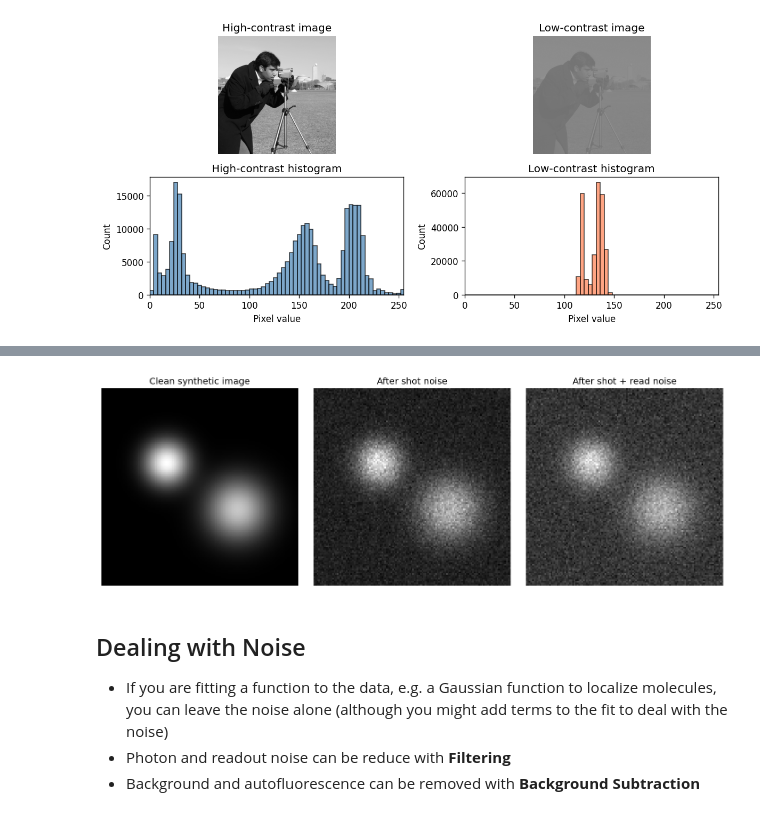
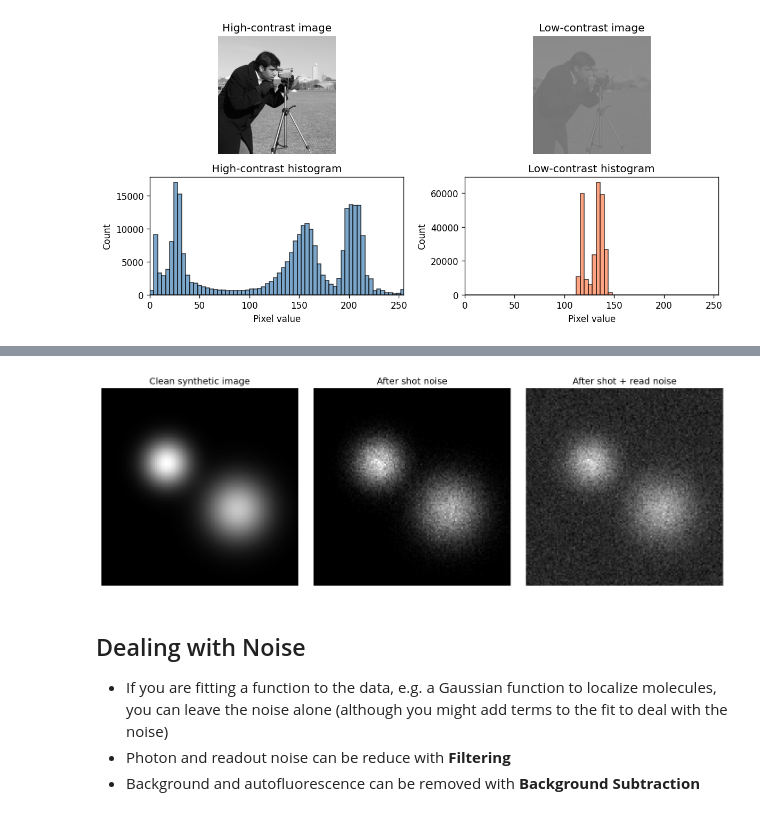
Before and after one commit to dgodovich/MOL518-Intro-to-Data-Analysis, a Jupyter notebook: Lecture_32/BPY518_Lecture32_solutions.ipynb, the cells around one changed output, grey strips where cells are left out. Saved outputs shown, nothing was run; the diff lists cells and outputs as text; code cells hidden in the pictures.

```diff
--- a/Lecture_32/BPY518_Lecture32_solutions.ipynb
+++ b/Lecture_32/BPY518_Lecture32_solutions.ipynb
@@ -143,34 +143,34 @@ Several major noise sources we might care about:
 # %%
 # Build a simple synthetic image and add shot-like and read noise.
 yy, xx = np.mgrid[:128, :128]
 
 # Two Gaussian blobs on top of a constant background.
 clean_image = (
-    20
+    0
     + 90 * np.exp(-((xx - 42) ** 2 + (yy - 48) ** 2) / (2 * 10**2))
     + 70 * np.exp(-((xx - 88) ** 2 + (yy - 78) ** 2) / (2 * 14**2))
 )
 
 # Shot noise is signal-dependent, so we model it with a Poisson distribution.
 shot_noisy = np.random.poisson(clean_image).astype(float)
 
 # Read noise is approximately additive Gaussian electronics noise.
 noisy_image = shot_noisy + np.random.normal(0, 6, clean_image.shape)
 
 fig, axes = plt.subplots(1, 3, figsize=(12, 4))
 for ax, data, title in zip(
     axes,
     [clean_image, shot_noisy, noisy_image],
     ['Clean synthetic image', 'After shot noise', 'After shot + read noise'],
 ):
     ax.imshow(data)
     ax.set_title(title)
     ax.axis('off')
 
 plt.tight_layout()
 plt.show()
 # %% [output]
-[figure, old version]
+[figure, new version]
 # %% [markdown]
 
 ## Dealing with Noise
```
Also changed, not shown: 2 other files.
